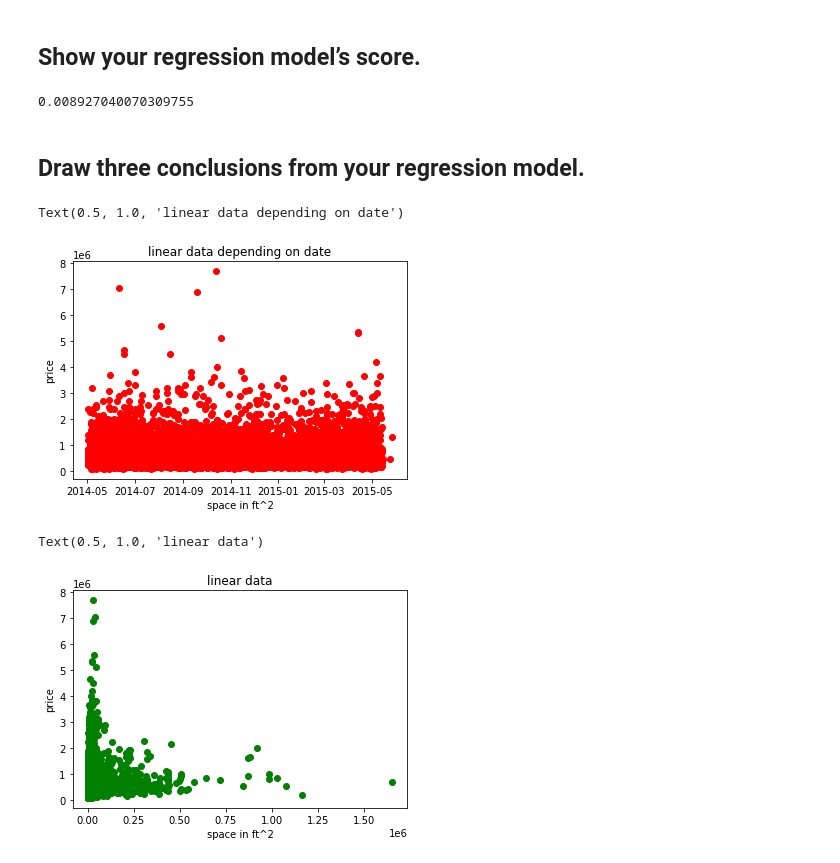
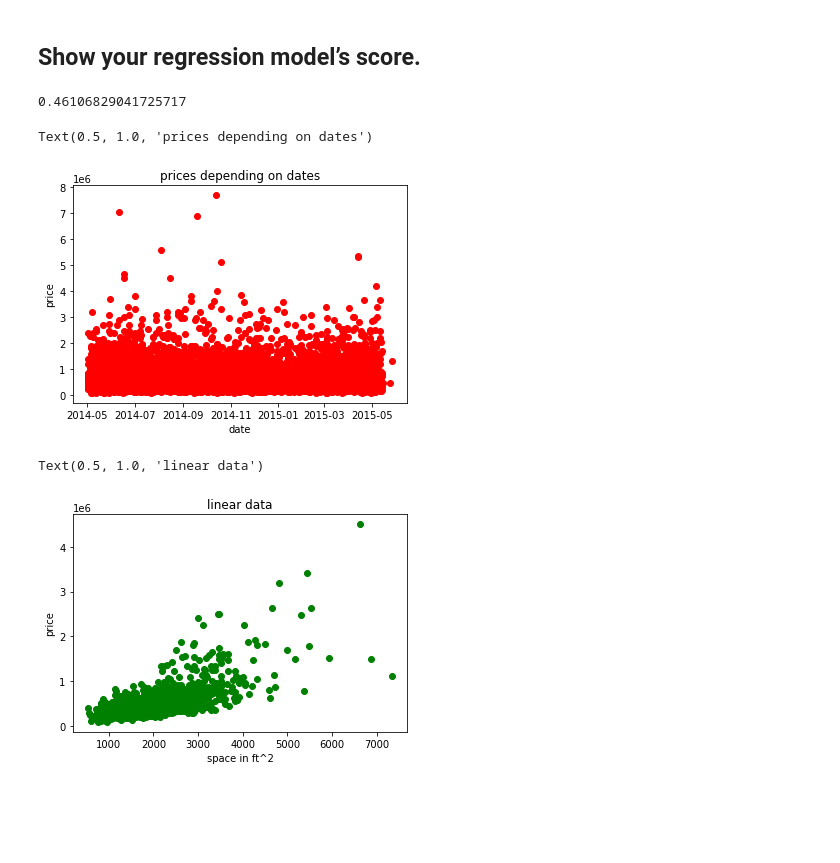
Before and after one commit to yousef-alramli/Linear-Regressions, a Jupyter notebook: regression.ipynb, the cells around one changed output. Drawn from its saved outputs; the diff is of its cells as text; code cells hidden in the pictures; blank space fills up the shorter version.

```diff
--- a/regression.ipynb
+++ b/regression.ipynb
@@ -14,2 +16,3 @@ from sklearn.model_selection import train_test_split
 # %%
-data = pd.read_csv('kc_house_data.csv')
+df = pd.read_csv('kc_house_data.csv')
+data = pd.DataFrame(data=df)
@@ -27,8 +66,11 @@ first_five
 | 4 | 1954400510 | 2/18/2015 | 510000.0 | 3 | 2.00 | 1680 | 8080 | 1.0 | 0 | 0 | ... |
 5 rows × 21 columns
 # %%
-x = data["sqft_lot"].values
-y = data["price"].values
+x = data["sqft_living"]
+y = data["price"]
 date = data["date"].values
+
+# x_and_y = pd.concat([x , y])
+# x_and_y
 # %%
 x_train ,x_test ,y_train ,y_test , date_train ,date_test = train_test_split(x,y,date,test_size=0.05,random_state=13)
@@ -42,11 +87,9 @@ LinearRegression()
 # %% [markdown]
 ## Show your regression model’s score.
 # %%
-model.score(x_test.reshape(-1,1),y_test)
+model.score(x_test.values.reshape(-1,1),y_test)
 # %% [output]
-0.008927040070309755
+0.46106829041725717
-# %% [markdown]
-## Draw three conclusions from your regression model.
 # %%
 date = [pd.to_datetime(d) for d in date]
 plt.scatter(date,y,color='red')
@@ -54,13 +97,13 @@ plt.xlabel('date')
 plt.ylabel('price')
 plt.title('prices depending on dates')
 # %% [output]
-Text(0.5, 1.0, 'linear data depending on date')
+Text(0.5, 1.0, 'prices depending on dates')
-[figure, old version]
+[figure, new version]
 # %%
-plt.scatter(x_train,y_train,color='green')
+plt.scatter(x_test,y_test,color='green')
 plt.xlabel('space in ft^2')
 plt.ylabel('price')
 plt.title('linear data')
 # %% [output]
 Text(0.5, 1.0, 'linear data')
-[figure, old version]
+[figure, new version]
```
Also changed, not shown: parts of 9 cells of this notebook.
